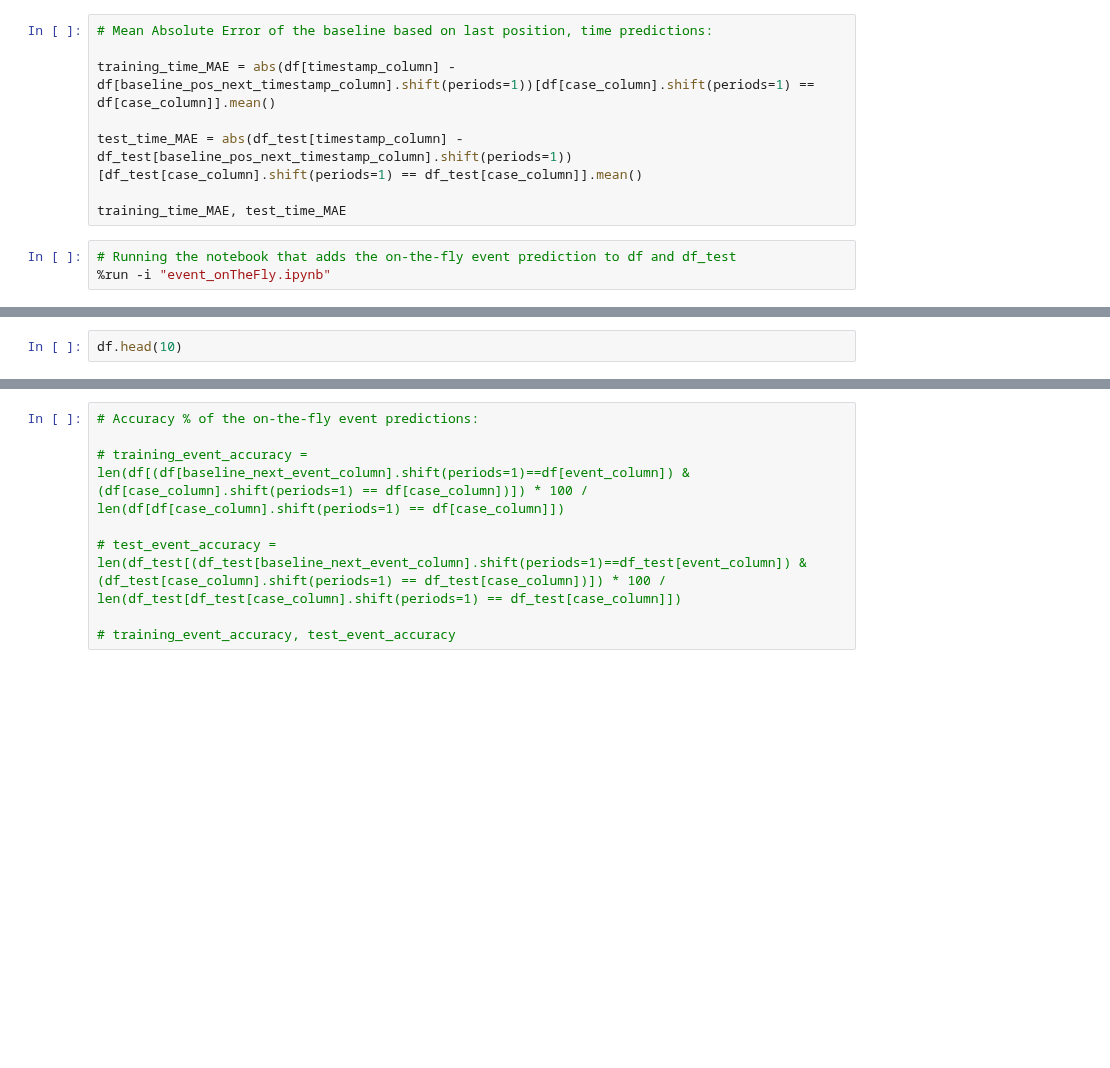
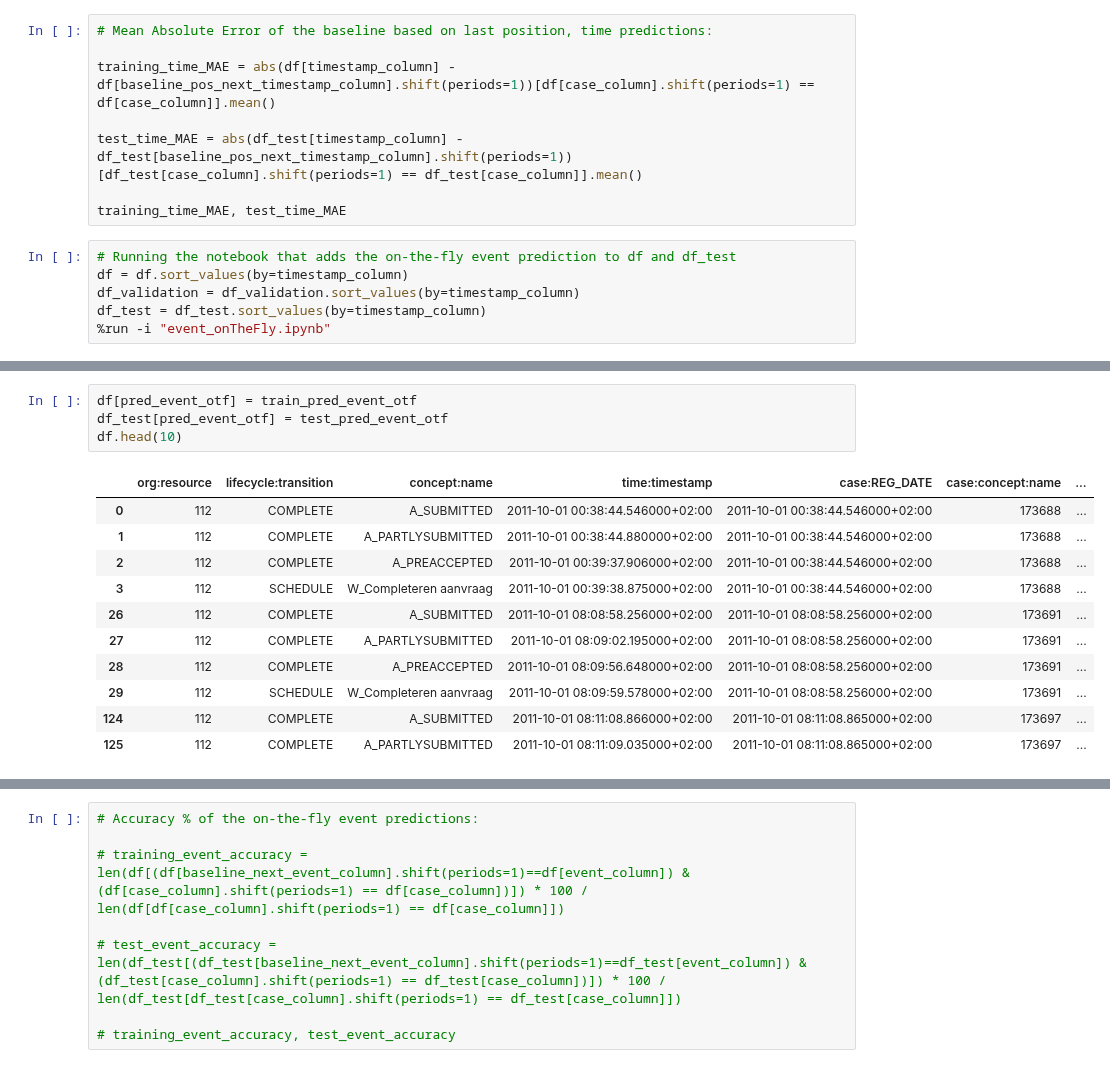
Before and after one commit to Elite-NL/Process_Mining, a Jupyter notebook: Deliverable Tool.ipynb, the cells around one changed output, grey strips where cells are left out. Cells and saved outputs as stored; diff of their text form; blank space fills up the shorter version.

Commit message:
updates event pred

```diff
--- a/Deliverable Tool.ipynb
+++ b/Deliverable Tool.ipynb
@@ -166,4 +168,7 @@ test_time_MAE = abs(df_test[timestamp_column] - df_test[baseline_pos_next_timest
 training_time_MAE, test_time_MAE
 # %%
 # Running the notebook that adds the on-the-fly event prediction to df and df_test
+df = df.sort_values(by=timestamp_column)
+df_validation = df_validation.sort_values(by=timestamp_column)
+df_test = df_test.sort_values(by=timestamp_column)
 %run -i "event_onTheFly.ipynb"
@@ -170,5 +214,19 @@ training_time_MAE, test_time_MAE
 # %%
+df[pred_event_otf] = train_pred_event_otf
+df_test[pred_event_otf] = test_pred_event_otf
 df.head(10)
+# %% [output]
+|  | org:resource | lifecycle:transition | concept:name | time:timestamp | case:REG_DATE | case:concept:name | ... |
+| 0 | 112 | COMPLETE | A_SUBMITTED | 2011-10-01 00:38:44.546000+02:00 | 2011-10-01 00:38:44.546000+02:00 | 173688 | ... |
+| 1 | 112 | COMPLETE | A_PARTLYSUBMITTED | 2011-10-01 00:38:44.880000+02:00 | 2011-10-01 00:38:44.546000+02:00 | 173688 | ... |
+| 2 | 112 | COMPLETE | A_PREACCEPTED | 2011-10-01 00:39:37.906000+02:00 | 2011-10-01 00:38:44.546000+02:00 | 173688 | ... |
+| 3 | 112 | SCHEDULE | W_Completeren aanvraag | 2011-10-01 00:39:38.875000+02:00 | 2011-10-01 00:38:44.546000+02:00 | 173688 | ... |
+| 26 | 112 | COMPLETE | A_SUBMITTED | 2011-10-01 08:08:58.256000+02:00 | 2011-10-01 08:08:58.256000+02:00 | 173691 | ... |
+| 27 | 112 | COMPLETE | A_PARTLYSUBMITTED | 2011-10-01 08:09:02.195000+02:00 | 2011-10-01 08:08:58.256000+02:00 | 173691 | ... |
+| 28 | 112 | COMPLETE | A_PREACCEPTED | 2011-10-01 08:09:56.648000+02:00 | 2011-10-01 08:08:58.256000+02:00 | 173691 | ... |
+| 29 | 112 | SCHEDULE | W_Completeren aanvraag | 2011-10-01 08:09:59.578000+02:00 | 2011-10-01 08:08:58.256000+02:00 | 173691 | ... |
+| 124 | 112 | COMPLETE | A_SUBMITTED | 2011-10-01 08:11:08.866000+02:00 | 2011-10-01 08:11:08.865000+02:00 | 173697 | ... |
+| 125 | 112 | COMPLETE | A_PARTLYSUBMITTED | 2011-10-01 08:11:09.035000+02:00 | 2011-10-01 08:11:08.865000+02:00 | 173697 | ... |
 # %%
 print(f'train accuracy event on the fly: {train_acc_event_otf*100}') # does still run because is in event_onthefly.ipynb
 print(f'test accuracy event on the fly: {test_acc_event_otf*100}')
```
Also changed, not shown: parts of 6 cells of this notebook, 1 other file.
